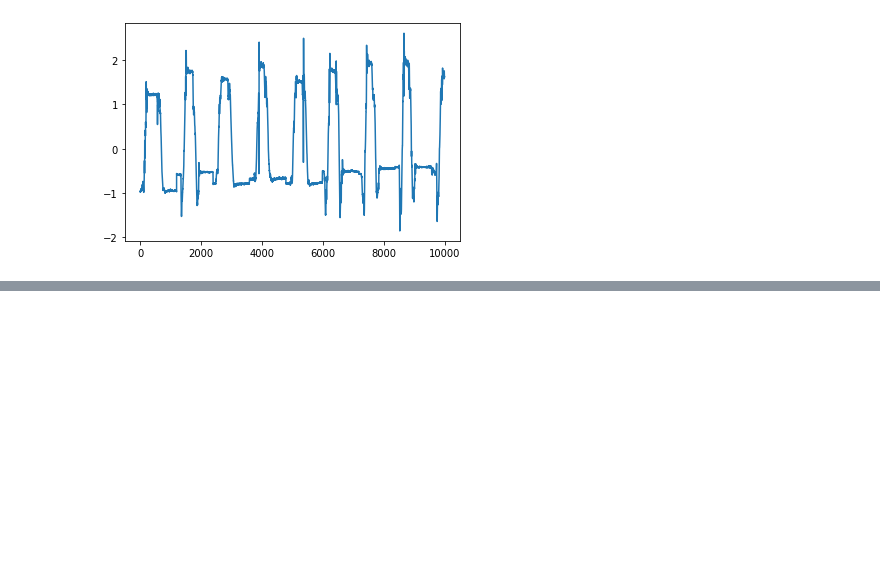
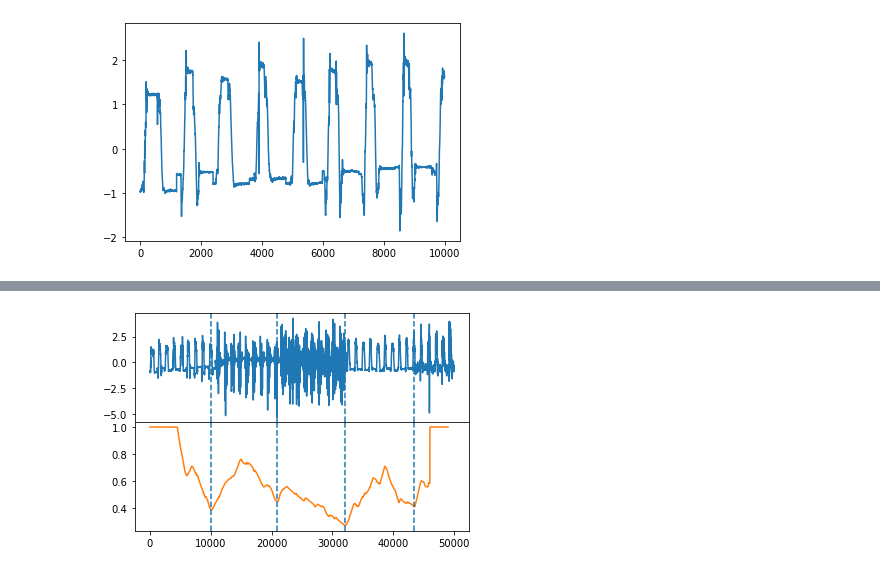
Before and after one commit to damjam212/TimeSeriesSegmentation, a Jupyter notebook: Data_segmentation.ipynb, the cells around one changed output, grey strips where cells are left out. Cells and saved outputs as stored; diff of their text form; code cells hidden in the pictures; blank space fills up the shorter version.

```diff
--- a/Data_segmentation.ipynb
+++ b/Data_segmentation.ipynb
@@ -1370,0 +1469,96 @@ plt.show()
+# %%
+import pandas as pd
+import numpy as np
+import stumpy
+import matplotlib.pyplot as plt
+from matplotlib.patches import Rectangle, FancyArrowPatch
+from matplotlib import animation
+from IPython.display import HTML
+from stumpy.floss import _cac
+from scipy.signal import argrelextrema
+
+
+def get_indices_matricies(data,m):
+    mp = stumpy.stump(data, m)
+    return mp[:, 1]
+
+def get_cac_curves(mpi,L,n_regimes,exclusion_factor):
+    cac, regime_locations = stumpy.fluss(mpi, L=L, n_regimes=n_regimes, excl_factor=exclusion_factor)
+    return cac
+
+class Fluss:
+    def __init__(self,L,exclusion_factor,n_regimes):
+        self.L=L
+        self.exclusion_factor=exclusion_factor
+        self.n_regimes=n_regimes
+        self.custom_extraction = False
+        self.custom_extraction_zone = 5*L
+        self.last_regimes = None
+        self.last_cac = None
+        self.last_data = None
+
+    def turn_custom_regime_extraction(self, extraction_zone = None):
+        self.custom_extraction = True
+        if extraction_zone is not None:
+            self.custom_extraction_zone = extraction_zone
+
+    def predict_regimes(self,data):
+        self.last_data = data
+        mp = stumpy.stump(data, m=self.L)
+        cac, regime_locations = stumpy.fluss(mp[:, 1], L=self.L, n_regimes=self.n_regimes, excl_factor=self.exclusion_factor)
+        self.last_cac = cac
+
+        if(self.custom_extraction):
+            local_minima_indices = argrelextrema(cac, np.less, order=self.custom_extraction_zone)[0]
+            self.last_regimes = local_minima_indices
+            return cac, local_minima_indices
+        else:
+            self.last_regimes = regime_locations
+            return cac, regime_locations
+
+    def m_predict_regimes(self,data):
+        self.last_data = data
+        m_mp = np.apply_along_axis(get_indices_matricies, 0, m_data,1000)
+        m_cac = np.apply_along_axis(get_cac_curves, 0, m_mp,self.L,self.n_regimes,self.exclusion_factor)
+        print(m_cac)
+        mean_cac = np.mean(m_cac, axis=1)
+
+        self.last_cac = mean_cac
+
+        if(self.custom_extraction):
+            local_minima_indices = argrelextrema(mean_cac, np.less, order=self.custom_extraction_zone)[0]
+            self.last_regimes = local_minima_indices
+            return mean_cac,m_cac, local_minima_indices
+        else:
+            return -1
+
+    def print_latest_output(self):
+        fig, axs = plt.subplots(2, sharex=True, gridspec_kw={'hspace': 0})
+        axs[0].plot(range(self.last_data.shape[0]), self.last_data)
+        axs[1].plot(range(self.last_cac.shape[0]), self.last_cac, color='C1')
+
+        for i in self.last_regimes:
+            axs[0].axvline(x=i, linestyle="dashed")
+            axs[1].axvline(x=i, linestyle="dashed")
+        plt.show()
+
+    def turn_original_extraction(self):
+        self.custom_extraction = False
+
+
+
+FlussRegimeSegmentator = Fluss(1000,3,5)
+FlussRegimeSegmentator.turn_custom_regime_extraction()
+
+cac , regimes = FlussRegimeSegmentator.predict_regimes(data)
+print(cac)
+
+print("nowe")
+FlussRegimeSegmentator.print_latest_output()
+m_data = cricet_stacked_ndarray.astype(np.float64)[:50000,:]
+cac , m_cac ,regimes = FlussRegimeSegmentator.m_predict_regimes(m_data)
+FlussRegimeSegmentator.print_latest_output()
+
+print(m_cac)
+plt.plot(cac)
+# %% [output]
@@ -1370,0 +1567 @@ plt.show()
+[figure, added]
```
Also changed, not shown: parts of 13 cells of this notebook.
